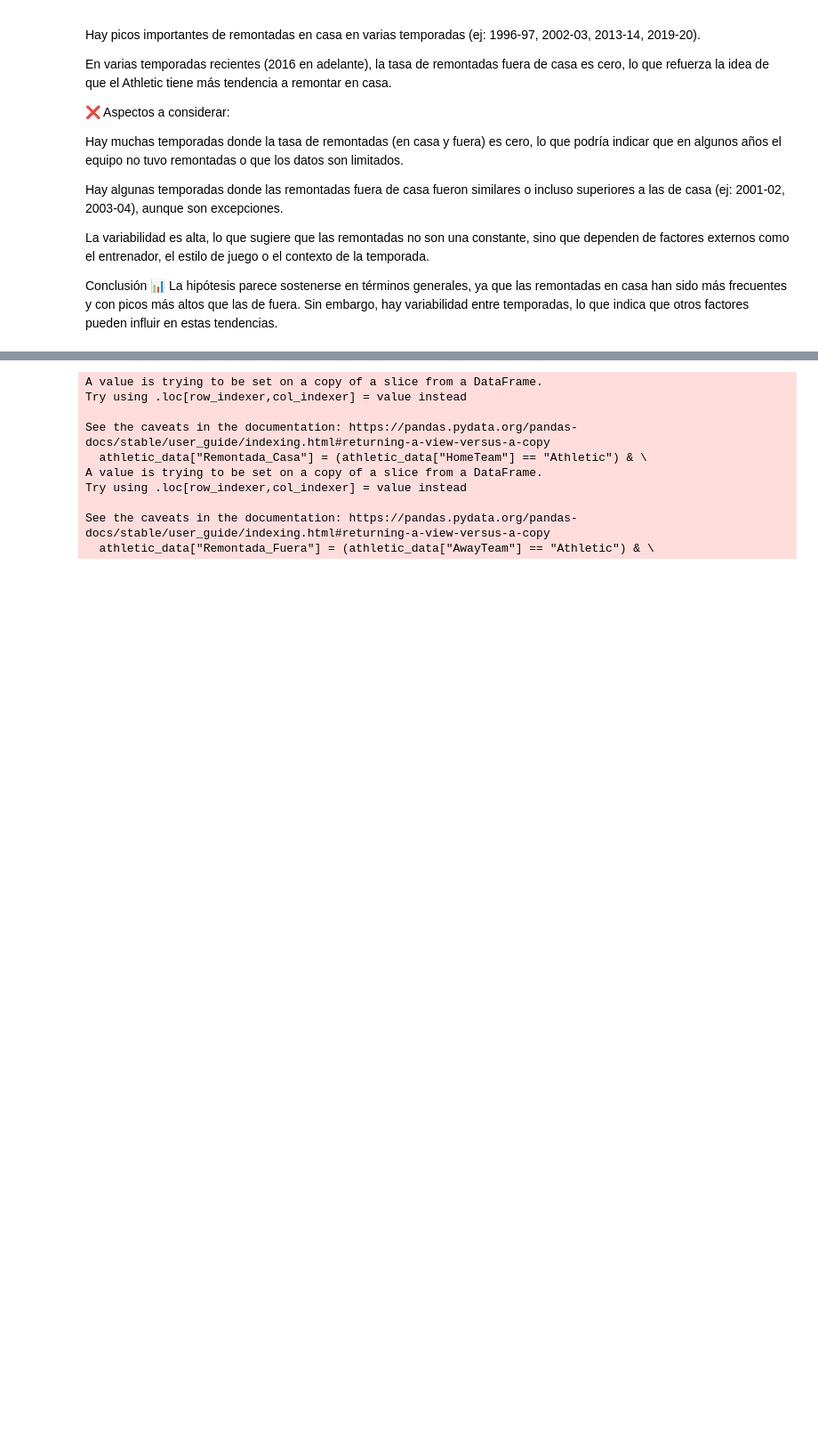
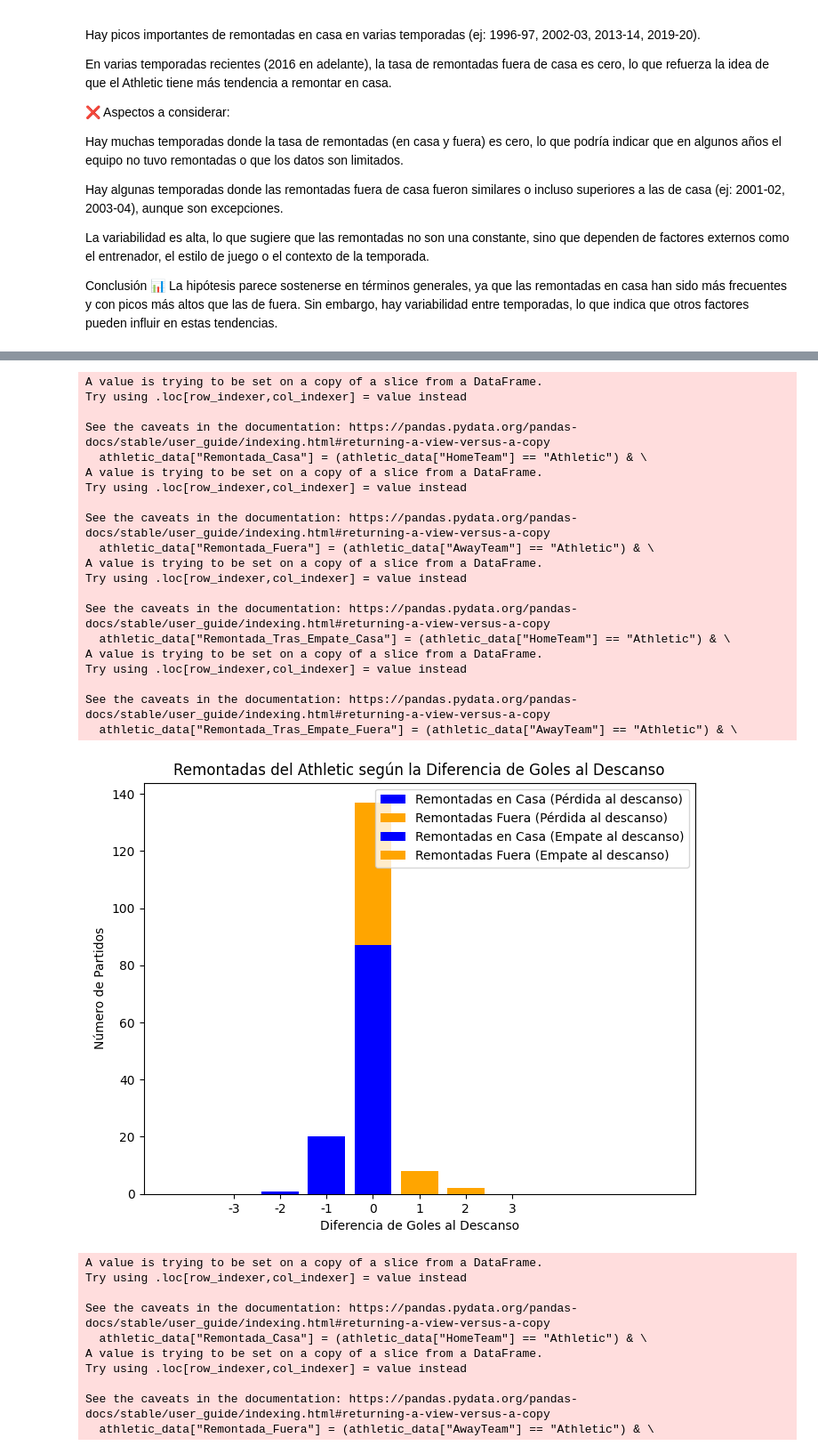
Before and after one commit to IbaiCosgaya/EDA_Analisis_Deportivo, a Jupyter notebook: liga.ipynb, the cells around one changed output, grey strips where cells are left out. Shown at 89% size. Drawn from its saved outputs; the diff is of its cells as text; code cells hidden in the pictures; blank space fills up the shorter version.

```diff
--- a/liga.ipynb
+++ b/liga.ipynb
@@ -830,3 +654,79 @@ See the caveats in the documentation: https://pandas.pydata.org/pandas-docs/stab
+# %%
+# # Filtrar solo los partidos del Athletic
+athletic_data = data[(data["HomeTeam"] == "Athletic") | (data["AwayTeam"] == "Athletic")]
+
+# # # Remontadas en casa: Athletic es local, pierde al descanso (A) y gana al final (H)
+athletic_data["Remontada_Casa"] = (athletic_data["HomeTeam"] == "Athletic") & \
+                                  (athletic_data["ResultadoDescanso"] == "A") & \
+                                  (athletic_data["Ganador"] == "H")
+
+# # # Remontadas fuera: Athletic es visitante, pierde al descanso (H) y gana al final (A)
+athletic_data["Remontada_Fuera"] = (athletic_data["AwayTeam"] == "Athletic") & \
+                                   (athletic_data["ResultadoDescanso"] == "H") & \
+                                   (athletic_data["Ganador"] == "A")
+
+athletic_data["Remontada_Tras_Empate_Casa"] = (athletic_data["HomeTeam"] == "Athletic") & \
+                                         (athletic_data["ResultadoDescanso"] == "D") & \
+                                         (athletic_data["Ganador"] == "H")
+
+athletic_data["Remontada_Tras_Empate_Fuera"] = (athletic_data["AwayTeam"] == "Athletic") & \
+                                         (athletic_data["ResultadoDescanso"] == "D") & \
+                                         (athletic_data["Ganador"] == "A")
+
+# # # # Contamos remontadas en casa y fuera según la diferencia de goles al descanso
+grouped_casa = athletic_data.groupby("DifGolesDesc")["Remontada_Casa"].sum().astype(int)
+grouped_fuera = athletic_data.groupby("DifGolesDesc")["Remontada_Fuera"].sum().astype(int)
+grouped_empate_casa = athletic_data.groupby("DifGolesDesc")["Remontada_Tras_Empate_Casa"].sum().astype(int)
+grouped_empate_fuera = athletic_data.groupby("DifGolesDesc")["Remontada_Tras_Empate_Fuera"].sum().astype(int)
+
+# # # # Gráfico
+fig, ax = plt.subplots(figsize=(8, 6))
+# ax.bar(grouped_casa.index, grouped_casa, color='blue', label='Remontadas en Casa')
+# ax.bar(grouped_fuera.index, grouped_fuera, bottom=grouped_casa, color='orange', label='Remontadas Fuera')
+# ax.bar(grouped_empate_casa.index, grouped_empate_casa, bottom=grouped_casa, color='blue', label='Remontadas EN CASA tras empate al descanso')
+# ax.bar(grouped_empate_fuera.index, grouped_empate_fuera, bottom=grouped_casa, color='orange', label='Remontadas FUERA tras empate al descanso')
+ax.bar(grouped_casa.index, grouped_casa, color='blue', label='Remontadas en Casa (Pérdida al descanso)', zorder=5)
+
+# Remontadas Fuera (cuando va perdiendo al descanso)
+ax.bar(grouped_fuera.index, grouped_fuera, bottom=grouped_casa, color='orange', label='Remontadas Fuera (Pérdida al descanso)', zorder=4)
+
+# Remontadas en Casa tras empate al descanso
+ax.bar(grouped_empate_casa.index, grouped_empate_casa, bottom=grouped_casa + grouped_fuera, color='blue', label='Remontadas en Casa (Empate al descanso)', zorder=3)
+
+# Remontadas Fuera tras empate al descanso
+ax.bar(grouped_empate_fuera.index, grouped_empate_fuera, bottom=grouped_casa + grouped_fuera + grouped_empate_casa, color='orange', label='Remontadas Fuera (Empate al descanso)', zorder=2)
+
+ax.set_xlabel('Diferencia de Goles al Descanso')
+ax.set_ylabel('Número de Partidos')
+ax.set_title('Remontadas del Athletic según la Diferencia de Goles al Descanso')
+
+ax.set_xticks([3, 2, 1, 0, -1,-2, -3])
+ax.set_xticklabels([3, 2, 1, 0, -1,-2, -3])
+
+ax.legend()
+plt.show()
+# %% [output]
+A value is trying to be set on a copy of a slice from a DataFrame.
+Try using .loc[row_indexer,col_indexer] = value instead
+
+See the caveats in the documentation: https://pandas.pydata.org/pandas-docs/stable/user_guide/indexing.html#returning-a-view-versus-a-copy
+  athletic_data["Remontada_Casa"] = (athletic_data["HomeTeam"] == "Athletic") & \
+A value is trying to be set on a copy of a slice from a DataFrame.
+Try using .loc[row_indexer,col_indexer] = value instead
+
+See the caveats in the documentation: https://pandas.pydata.org/pandas-docs/stable/user_guide/indexing.html#returning-a-view-versus-a-copy
+  athletic_data["Remontada_Fuera"] = (athletic_data["AwayTeam"] == "Athletic") & \
+A value is trying to be set on a copy of a slice from a DataFrame.
+Try using .loc[row_indexer,col_indexer] = value instead
+
+See the caveats in the documentation: https://pandas.pydata.org/pandas-docs/stable/user_guide/indexing.html#returning-a-view-versus-a-copy
+  athletic_data["Remontada_Tras_Empate_Casa"] = (athletic_data["HomeTeam"] == "Athletic") & \
+A value is trying to be set on a copy of a slice from a DataFrame.
+Try using .loc[row_indexer,col_indexer] = value instead
+
+See the caveats in the documentation: https://pandas.pydata.org/pandas-docs/stable/user_guide/indexing.html#returning-a-view-versus-a-copy
+  athletic_data["Remontada_Tras_Empate_Fuera"] = (athletic_data["AwayTeam"] == "Athletic") & \
+[figure, added]
 # %%
 # Filtrar solo los partidos del Athletic
 athletic_data = data[(data["HomeTeam"] == "Athletic") | (data["AwayTeam"] == "Athletic")]
```
Also changed, not shown: parts of 26 cells of this notebook, 1 other file.
